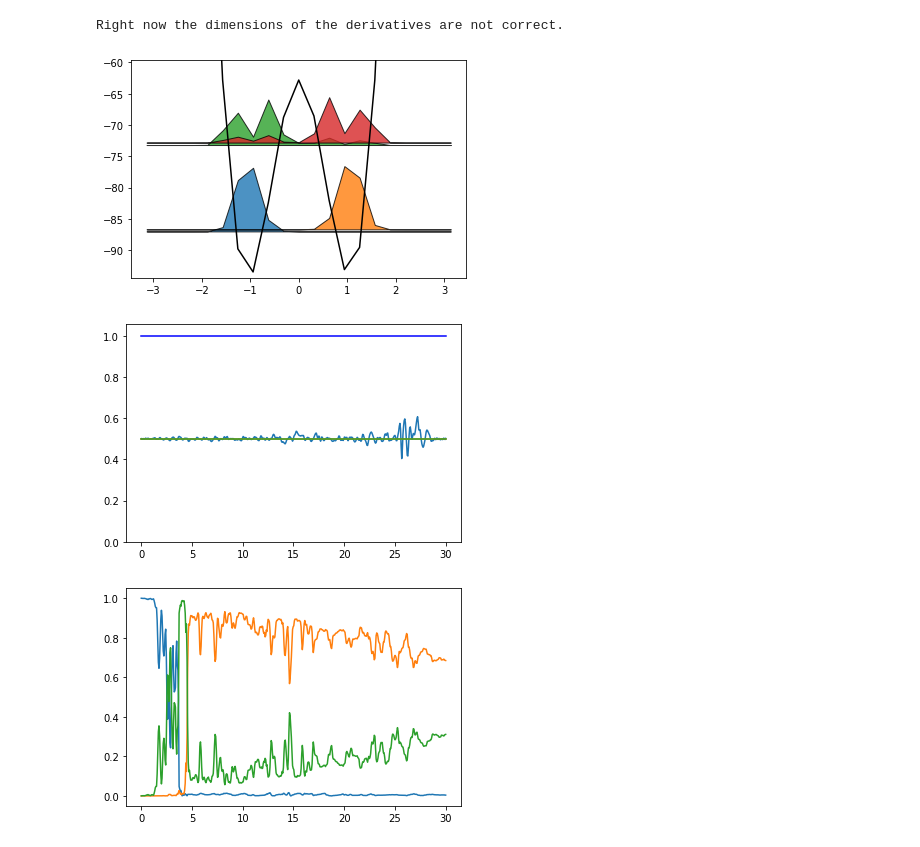
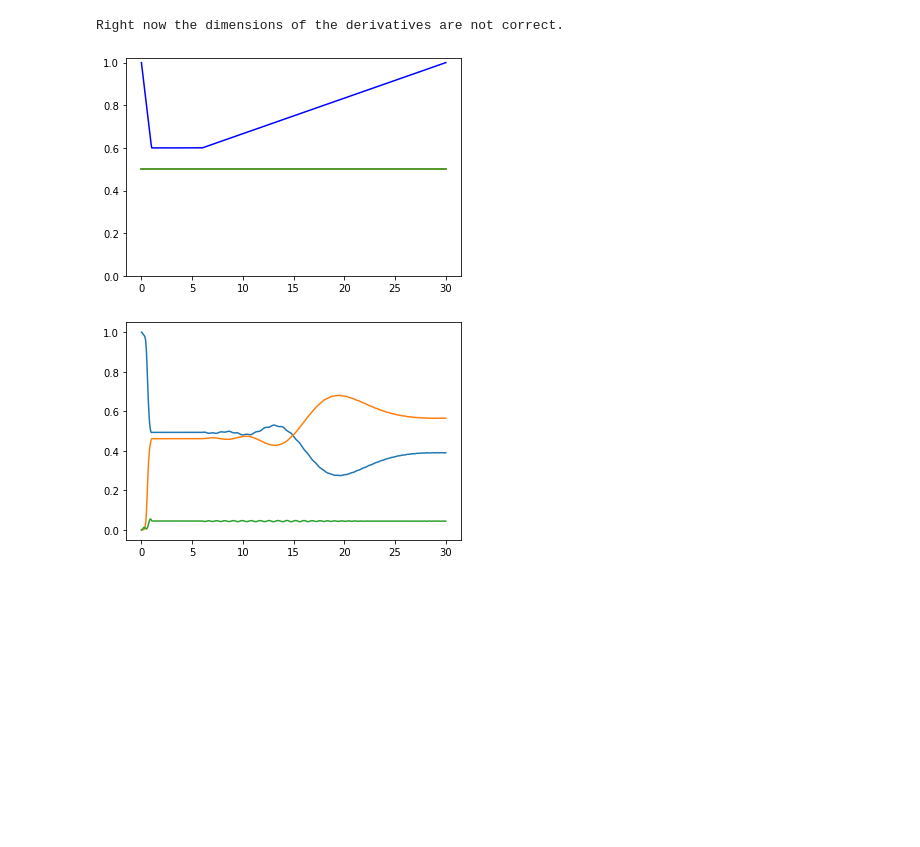
Before and after one commit to Vinther901/Quantum-Optimal-Control, a Jupyter notebook: 1DToyExample/RunExperiments.ipynb, the cells around one changed output. Saved outputs shown, nothing was run; the diff lists cells and outputs as text; code cells hidden in the pictures; blank space fills up the shorter version.

```diff
--- a/1DToyExample/RunExperiments.ipynb
+++ b/1DToyExample/RunExperiments.ipynb
@@ -25,41 +25,41 @@ exp_path = os.path.join(dir_path,"Experiments",experiment)
 params_filepath = os.path.join(exp_path,"Parameters.json")
 with open(params_filepath) as json_file:
     params_dict = json.load(json_file)
+
+params_dict.update({"exp_path":exp_path})
 # %%
 importlib.reload(Systems)
 importlib.reload(Plotting)
 importlib.reload(Training)
 importlib.reload(Controls)
 
-class Flensmon_1D(t.nn.Module, Systems.Periodic_System, Controls.FreePulse, Training.Trainer, Plotting.Plotter):
+class Flensmon_1D(t.nn.Module, Systems.Periodic_System, Controls.CauchyPulse, Training.Trainer, Plotting.Plotter):
     def __init__(self,params_dict):
         super().__init__()
         self.params_dict = params_dict
-        self.tmp = t.nn.parameter.Parameter(t.tensor(1.))
         super(t.nn.Module,self).__init__()
         return
 
     def forward(self):
         H = self.get_H(self.activation_func(self.times).flip(0),self.get_control().flip(0))
         self.latest_matrix_exp = t.matrix_exp(-1j*H*self.dt)
         return t.linalg.multi_dot(list(mat for mat in self.latest_matrix_exp))
 
     def prepare_KinE(self):
         self.KinE = 4*self.params_dict['EC']*self.q_mat**2
         self.EJ = self.params_dict['EJ']
 
     def V(self, alphas, control):
         return self.EJ*(-self.cos_mat.repeat((alphas.shape[0],1,1)) \
                             + alphas.view(-1,1,1)/2*self.cos2_mat \
                             + control.flip(0).view(-1,1,1)*self.q_mat)
 
 obj = Flensmon_1D(params_dict)
-obj.plot_potential()
+# obj.plot_potential()
 obj.plot_activation_func()
 obj.plot_occupancy()
 # %% [output]
 Right now the dimensions of the derivatives are not correct.
-[figure, old version]
+[figure, new version]
-[figure, old version]
+[figure, new version]
-[figure, removed]
 # %%
```
Also changed, not shown: parts of 33 cells of this notebook, 10 other files.
